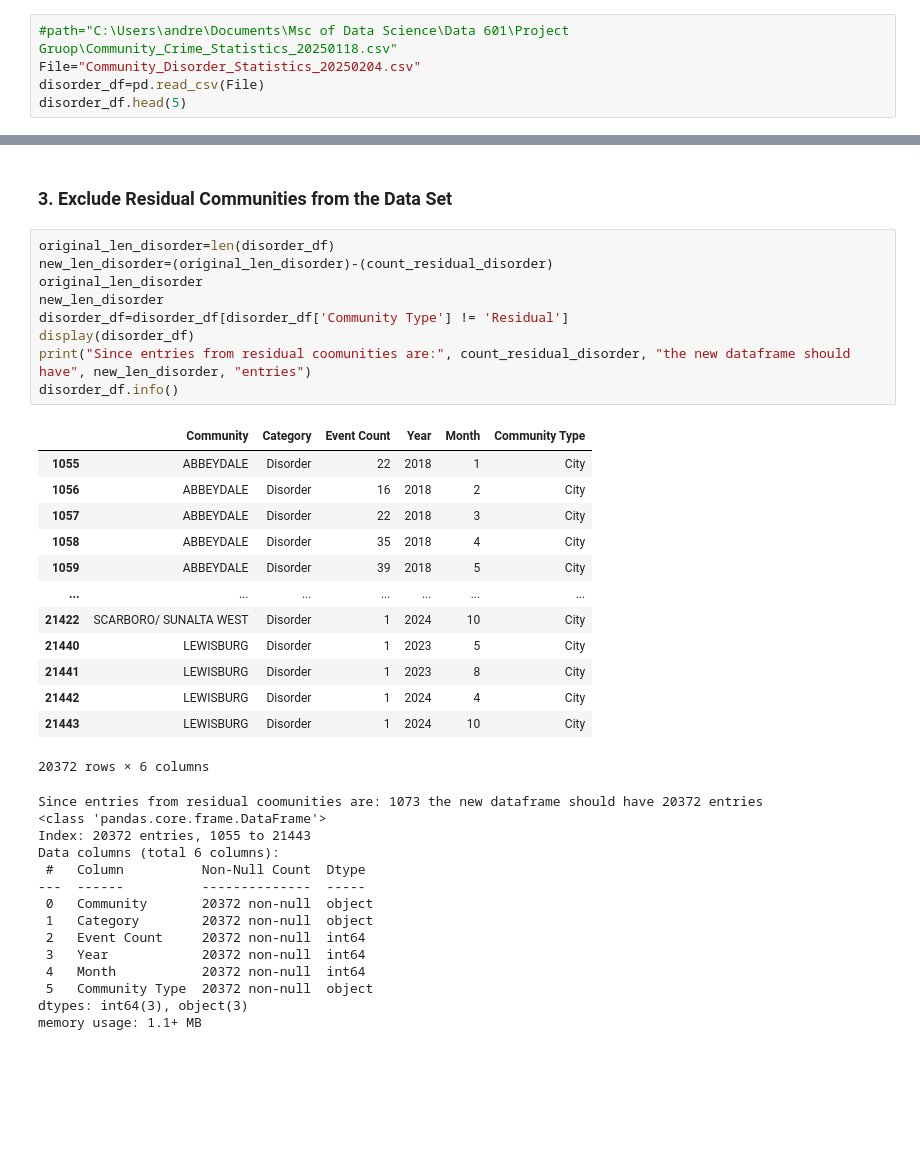
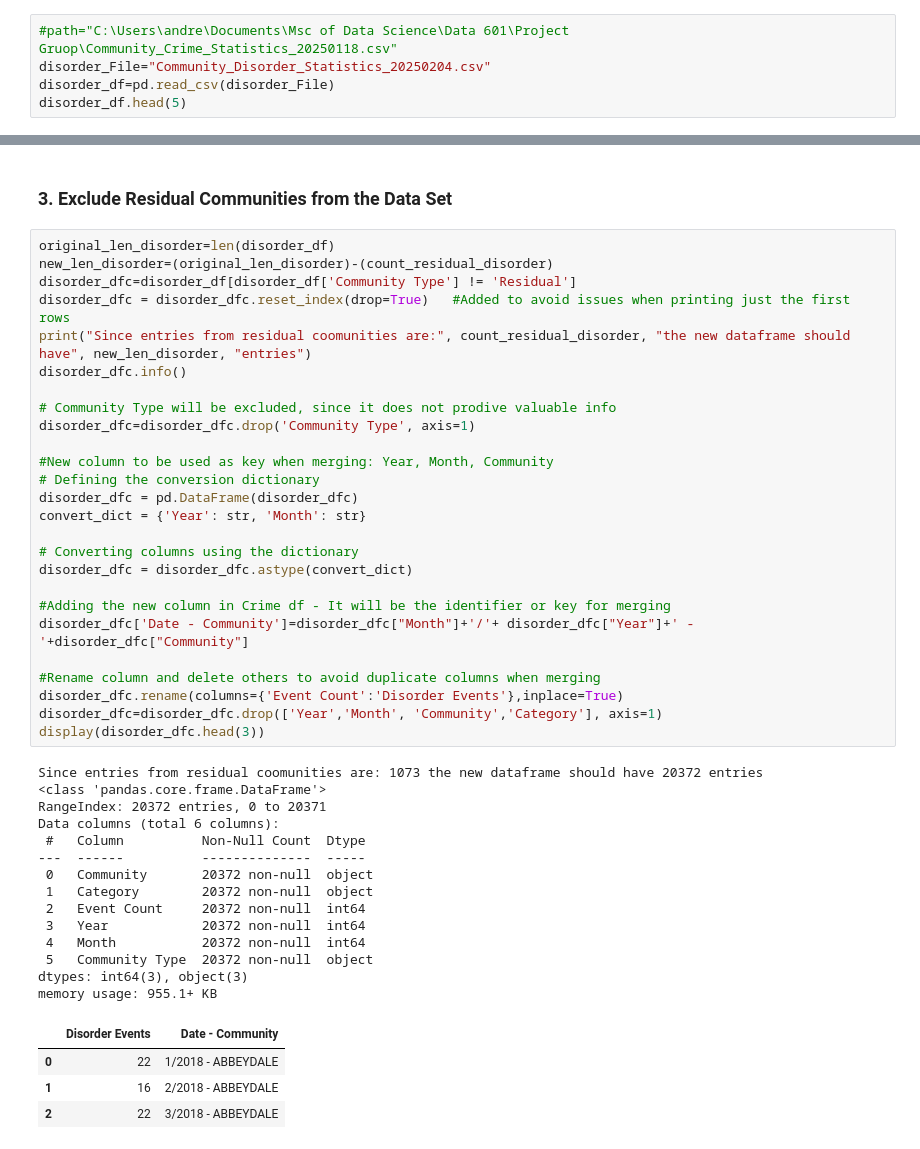
Before and after one commit to DanielaManozca/Calgary-s-Crime-statistics, a Jupyter notebook: Project Data Cleaning - Crime Stats.ipynb, the cells around one changed output, grey strips where cells are left out. Drawn from its saved outputs; the diff is of its cells as text; blank space fills up the shorter version.

```diff
--- a/Project Data Cleaning - Crime Stats.ipynb
+++ b/Project Data Cleaning - Crime Stats.ipynb
@@ -203,8 +198,8 @@ memory usage: 4.0+ MB
 # Social Disorders Dataframe
 # %%
 #path="C:\Users\andre\Documents\Msc of Data Science\Data 601\Project Gruop\Community_Crime_Statistics_20250118.csv"
-File="Community_Disorder_Statistics_20250204.csv"
-disorder_df=pd.read_csv(File)
+disorder_File="Community_Disorder_Statistics_20250204.csv"
+disorder_df=pd.read_csv(disorder_File)
 disorder_df.head(5)
 # %% [output]
 |  | Community | Category | Event Count | Year | Month |
@@ -340,38 +335,46 @@ Disorder eventes in res. communities represents only:
 # %%
 original_len_disorder=len(disorder_df)
 new_len_disorder=(original_len_disorder)-(count_residual_disorder)
-original_len_disorder
-new_len_disorder
-disorder_df=disorder_df[disorder_df['Community Type'] != 'Residual']
-display(disorder_df)
+disorder_dfc=disorder_df[disorder_df['Community Type'] != 'Residual']
+disorder_dfc = disorder_dfc.reset_index(drop=True)   #Added to avoid issues when printing just the first rows
 print("Since entries from residual coomunities are:", count_residual_disorder, "the new dataframe should have", new_len_disorder, "entries")
-disorder_df.info()
+disorder_dfc.info()
+
+# Community Type will be excluded, since it does not prodive valuable info
+disorder_dfc=disorder_dfc.drop('Community Type', axis=1)
+
+#New column to be used as key when merging: Year, Month, Community
+# Defining the conversion dictionary
+disorder_dfc = pd.DataFrame(disorder_dfc)
+convert_dict = {'Year': str, 'Month': str}
+
+# Converting columns using the dictionary
+disorder_dfc = disorder_dfc.astype(convert_dict)
+
+#Adding the new column in Crime df - It will be the identifier or key for merging
+disorder_dfc['Date - Community']=disorder_dfc["Month"]+'/'+ disorder_dfc["Year"]+' - '+disorder_dfc["Community"]
+
+#Rename column and delete others to avoid duplicate columns when merging
+disorder_dfc.rename(columns={'Event Count':'Disorder Events'},inplace=True)
+disorder_dfc=disorder_dfc.drop(['Year','Month', 'Community','Category'], axis=1)
+display(disorder_dfc.head(3))
 # %% [output]
+Since entries from residual coomunities are: 1073 the new dataframe should have 20372 entries
+<class 'pandas.core.frame.DataFrame'>
+RangeIndex: 20372 entries, 0 to 20371
+Data columns (total 6 columns):
+ #   Column          Non-Null Count  Dtype
+---  ------          --------------  -----
+ 0   Community       20372 non-null  object
+ 1   Category        20372 non-null  object
+ 2   Event Count     20372 non-null  int64
+ 3   Year            20372 non-null  int64
+ 4   Month           20372 non-null  int64
+ 5   Community Type  20372 non-null  object
+dtypes: int64(3), object(3)
+memory usage: 955.1+ KB
-|  | Community | Category | Event Count | Year | Month | Community Type |
-| 1055 | ABBEYDALE | Disorder | 22 | 2018 | 1 | City |
-| 1056 | ABBEYDALE | Disorder | 16 | 2018 | 2 | City |
-| 1057 | ABBEYDALE | Disorder | 22 | 2018 | 3 | City |
-| 1058 | ABBEYDALE | Disorder | 35 | 2018 | 4 | City |
-| 1059 | ABBEYDALE | Disorder | 39 | 2018 | 5 | City |
-| ... | ... | ... | ... | ... | ... | ... |
-| 21422 | SCARBORO/ SUNALTA WEST | Disorder | 1 | 2024 | 10 | City |
-| 21440 | LEWISBURG | Disorder | 1 | 2023 | 5 | City |
-| 21441 | LEWISBURG | Disorder | 1 | 2023 | 8 | City |
-| 21442 | LEWISBURG | Disorder | 1 | 2024 | 4 | City |
-| 21443 | LEWISBURG | Disorder | 1 | 2024 | 10 | City |
+|  | Disorder Events | Date - Community |
+| 0 | 22 | 1/2018 - ABBEYDALE |
+| 1 | 16 | 2/2018 - ABBEYDALE |
+| 2 | 22 | 3/2018 - ABBEYDALE |
-20372 rows × 6 columns
-Since entries from residual coomunities are: 1073 the new dataframe should have 20372 entries
-<class 'pandas.core.frame.DataFrame'>
-Index: 20372 entries, 1055 to 21443
-Data columns (total 6 columns):
- #   Column          Non-Null Count  Dtype
----  ------          --------------  -----
- 0   Community       20372 non-null  object
- 1   Category        20372 non-null  object
- 2   Event Count     20372 non-null  int64
- 3   Year            20372 non-null  int64
- 4   Month           20372 non-null  int64
- 5   Community Type  20372 non-null  object
-dtypes: int64(3), object(3)
-memory usage: 1.1+ MB
 # %% [markdown]
```
Also changed, not shown: parts of 26 cells of this notebook.
